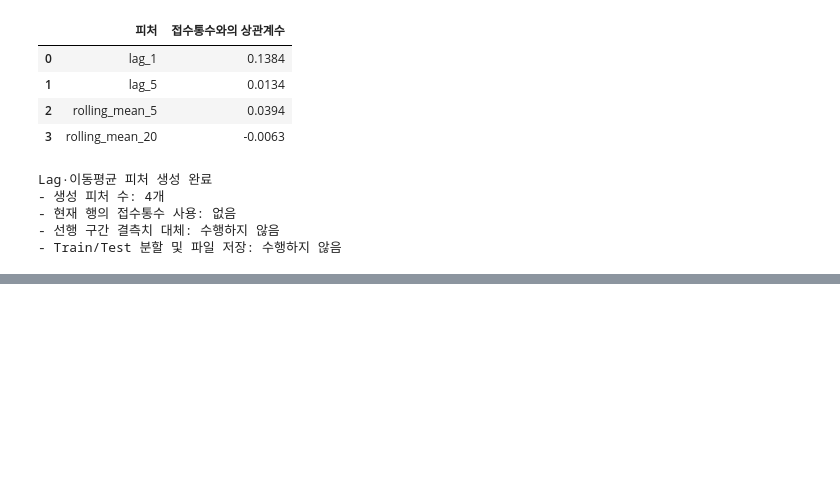
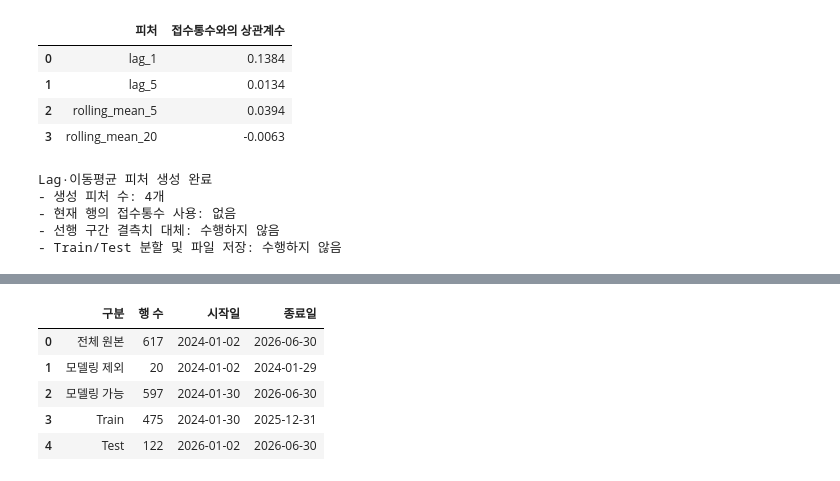
Before and after one commit to 2026-logistics-ai/postcast, a Jupyter notebook: notebooks/03_feature_engineering.ipynb, the cells around one changed output, grey strips where cells are left out. Drawn from its saved outputs; the diff is of its cells as text; code cells hidden in the pictures; blank space fills up the shorter version.

```diff
--- a/notebooks/03_feature_engineering.ipynb
+++ b/notebooks/03_feature_engineering.ipynb
@@ -725,0 +738,71 @@ Lag·이동평균 피처 생성 완료
+# %%
+TRAIN_END_DATE = pd.Timestamp("2025-12-31")
+TEST_START_DATE = pd.Timestamp("2026-01-01")
+
+history_feature_missing = feature_data[PAST_VOLUME_FEATURES].isna().any(axis=1)
+excluded_history_rows = feature_data.loc[history_feature_missing].copy()
+modeling_dataset = feature_data.loc[~history_feature_missing].copy()
+
+modeling_dataset["data_split"] = pd.NA
+modeling_dataset.loc[
+    modeling_dataset["접수일자"].le(TRAIN_END_DATE),
+    "data_split",
+] = "train"
+modeling_dataset.loc[
+    modeling_dataset["접수일자"].ge(TEST_START_DATE),
+    "data_split",
+] = "test"
+
+assert modeling_dataset["data_split"].notna().all()
+
+train_data = modeling_dataset.loc[
+    modeling_dataset["data_split"].eq("train")
+].copy()
+test_data = modeling_dataset.loc[
+    modeling_dataset["data_split"].eq("test")
+].copy()
+
+assert len(feature_data) == len(excluded_history_rows) + len(modeling_dataset)
+assert len(modeling_dataset) == len(train_data) + len(test_data)
+assert len(excluded_history_rows) == 20
+assert modeling_dataset[PAST_VOLUME_FEATURES].notna().all(axis=None)
+assert train_data["접수일자"].max() < test_data["접수일자"].min()
+assert set(train_data.index).isdisjoint(set(test_data.index))
+assert train_data["접수일자"].le(TRAIN_END_DATE).all()
+assert test_data["접수일자"].ge(TEST_START_DATE).all()
+
+split_summary = pd.DataFrame(
+    {
+        "구분": ["전체 원본", "모델링 제외", "모델링 가능", "Train", "Test"],
+        "행 수": [
+            len(feature_data),
+            len(excluded_history_rows),
+            len(modeling_dataset),
+            len(train_data),
+            len(test_data),
+        ],
+        "시작일": [
+            feature_data["접수일자"].min().date().isoformat(),
+            excluded_history_rows["접수일자"].min().date().isoformat(),
+            modeling_dataset["접수일자"].min().date().isoformat(),
+            train_data["접수일자"].min().date().isoformat(),
+            test_data["접수일자"].min().date().isoformat(),
+        ],
+        "종료일": [
+            feature_data["접수일자"].max().date().isoformat(),
+            excluded_history_rows["접수일자"].max().date().isoformat(),
+            modeling_dataset["접수일자"].max().date().isoformat(),
+            train_data["접수일자"].max().date().isoformat(),
+            test_data["접수일자"].max().date().isoformat(),
+        ],
+    }
+)
+
+display(split_summary)
+# %% [output]
+|  | 구분 | 행 수 | 시작일 | 종료일 |
+| 0 | 전체 원본 | 617 | 2024-01-02 | 2026-06-30 |
+| 1 | 모델링 제외 | 20 | 2024-01-02 | 2024-01-29 |
+| 2 | 모델링 가능 | 597 | 2024-01-30 | 2026-06-30 |
+| 3 | Train | 475 | 2024-01-30 | 2025-12-31 |
+| 4 | Test | 122 | 2026-01-02 | 2026-06-30 |
```
Also changed, not shown: parts of 6 cells of this notebook.
